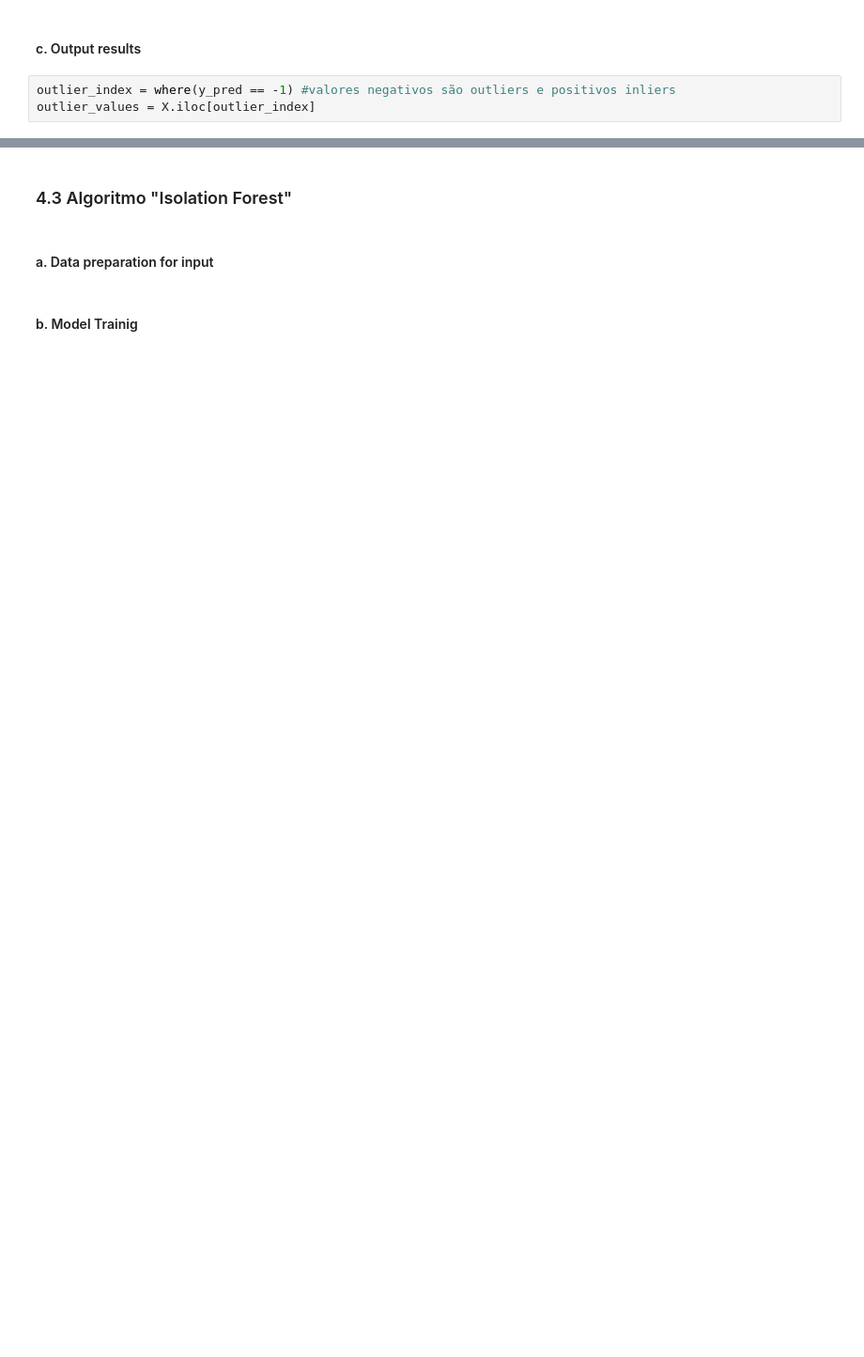
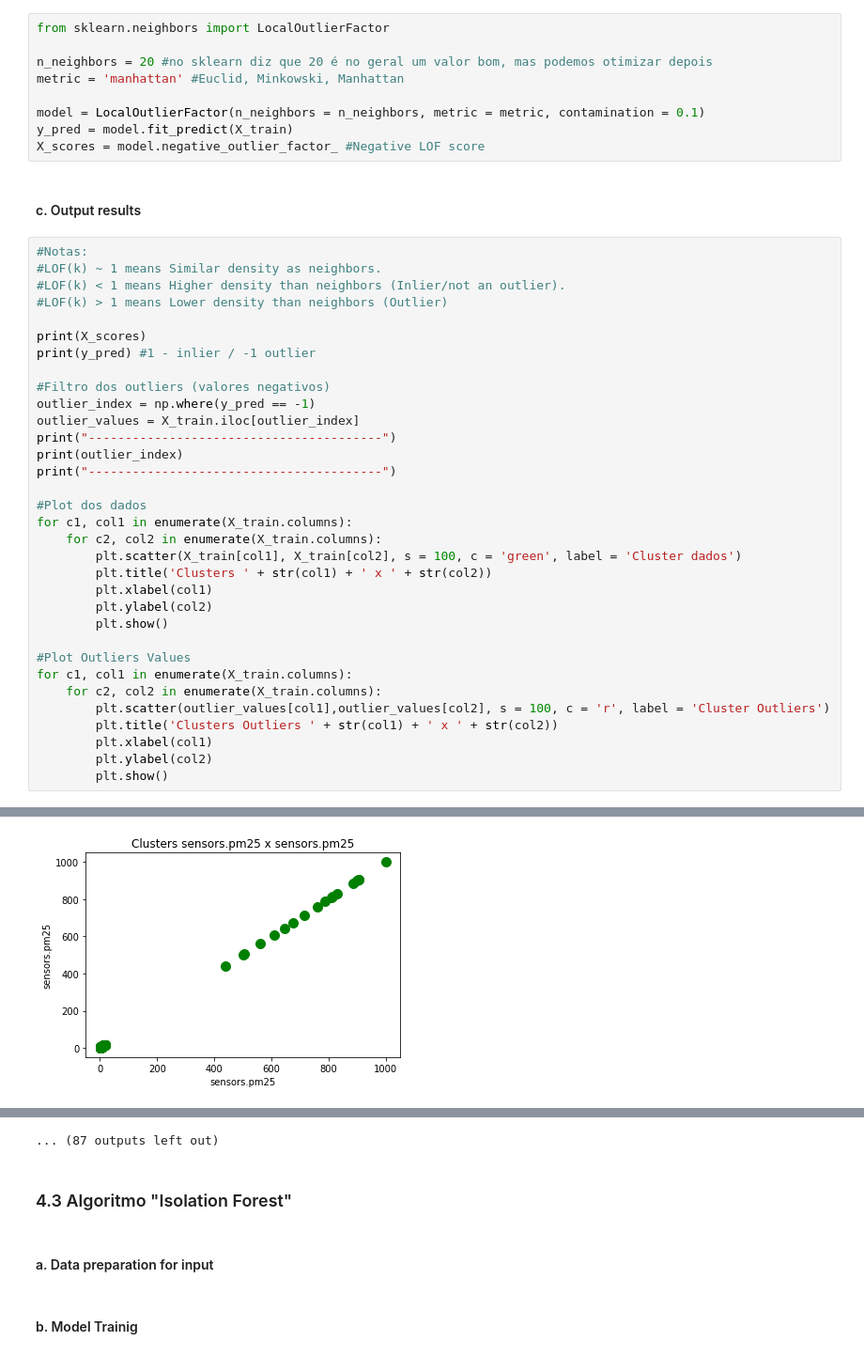
Before and after one commit to tiago-fontes/PEI, a Jupyter notebook: AlertAI/Algorithms.ipynb, the cells around one changed output, grey strips where cells are left out. Shown at 94% size. Drawn from its saved outputs; the diff is of its cells as text; blank space fills up the shorter version.

```diff
--- a/AlertAI/Algorithms.ipynb
+++ b/AlertAI/Algorithms.ipynb
@@ -284,5 +290,45 @@ X_scores = model.negative_outlier_factor_
+# %%
+from sklearn.neighbors import LocalOutlierFactor
+
+n_neighbors = 20 #no sklearn diz que 20 é no geral um valor bom, mas podemos otimizar depois
+metric = 'manhattan' #Euclid, Minkowski, Manhattan
+
+model = LocalOutlierFactor(n_neighbors = n_neighbors, metric = metric, contamination = 0.1)
+y_pred = model.fit_predict(X_train)
+X_scores = model.negative_outlier_factor_ #Negative LOF score
 # %% [markdown]
 #### c. Output results
-# %%
-outlier_index = where(y_pred == -1) #valores negativos são outliers e positivos inliers
-outlier_values = X.iloc[outlier_index]
+# %%
+#Notas:
+#LOF(k) ~ 1 means Similar density as neighbors.
+#LOF(k) < 1 means Higher density than neighbors (Inlier/not an outlier).
+#LOF(k) > 1 means Lower density than neighbors (Outlier)
+
+print(X_scores)
+print(y_pred) #1 - inlier / -1 outlier
+
+#Filtro dos outliers (valores negativos)
+outlier_index = np.where(y_pred == -1)
+outlier_values = X_train.iloc[outlier_index]
+print("----------------------------------------")
+print(outlier_index)
+print("----------------------------------------")
+
+#Plot dos dados
+for c1, col1 in enumerate(X_train.columns):
+    for c2, col2 in enumerate(X_train.columns):
+        plt.scatter(X_train[col1], X_train[col2], s = 100, c = 'green', label = 'Cluster dados')
+        plt.title('Clusters ' + str(col1) + ' x ' + str(col2))
+        plt.xlabel(col1)
+        plt.ylabel(col2)
+        plt.show()
+
+#Plot Outliers Values
+for c1, col1 in enumerate(X_train.columns):
+    for c2, col2 in enumerate(X_train.columns):
+        plt.scatter(outlier_values[col1],outlier_values[col2], s = 100, c = 'r', label = 'Cluster Outliers')
+        plt.title('Clusters Outliers ' + str(col1) + ' x ' + str(col2))
+        plt.xlabel(col1)
+        plt.ylabel(col2)
+        plt.show()
+# %% [output]
@@ -288,0 +352 @@ outlier_values = X.iloc[outlier_index]
+[figure, added]
@@ -289,3 +363,4 @@ outlier_values = X.iloc[outlier_index]
+... (87 outputs left out)
 # %% [markdown]
 ### 4.3 Algoritmo "Isolation Forest"
 # %% [markdown]
```
Also changed, not shown: parts of 13 cells of this notebook.
